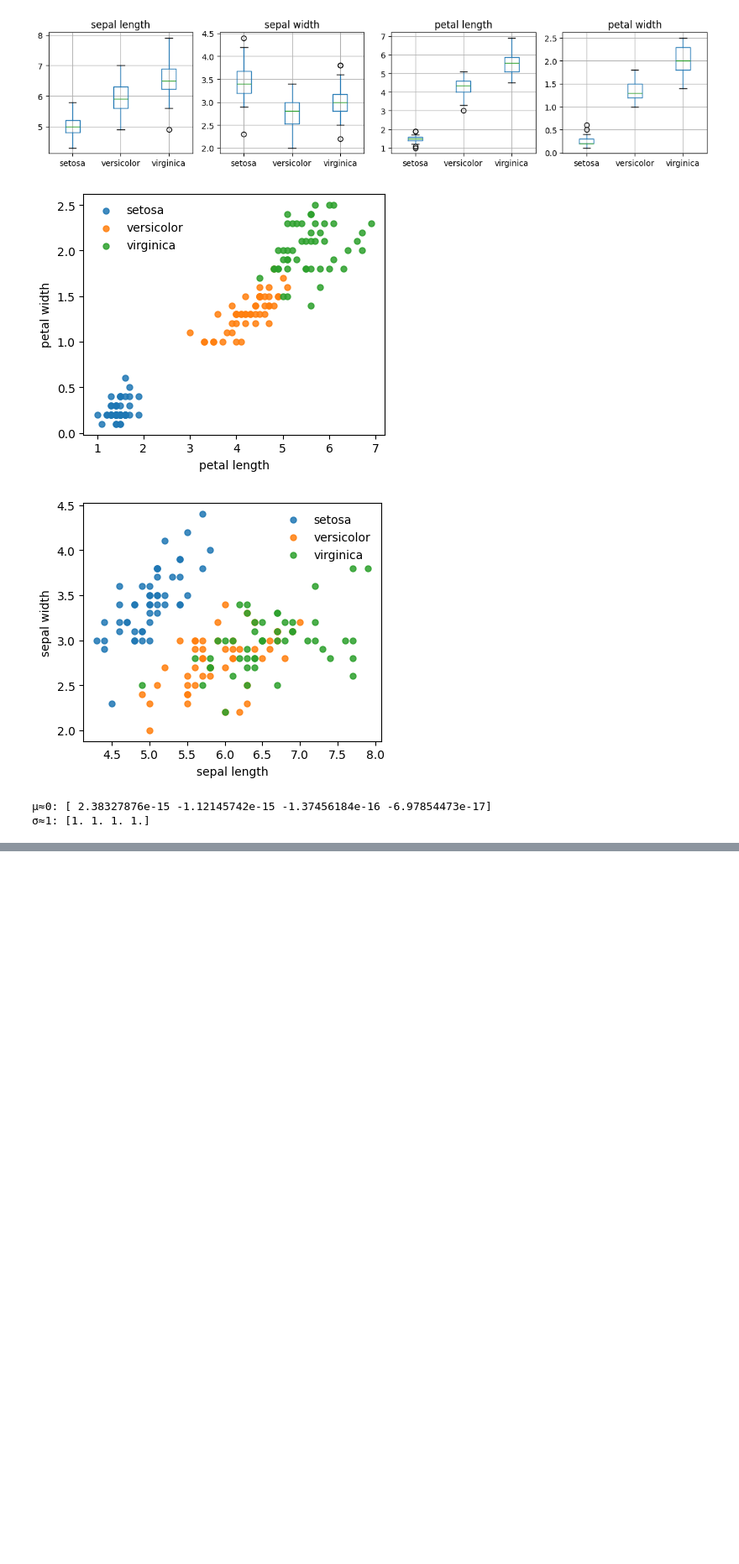
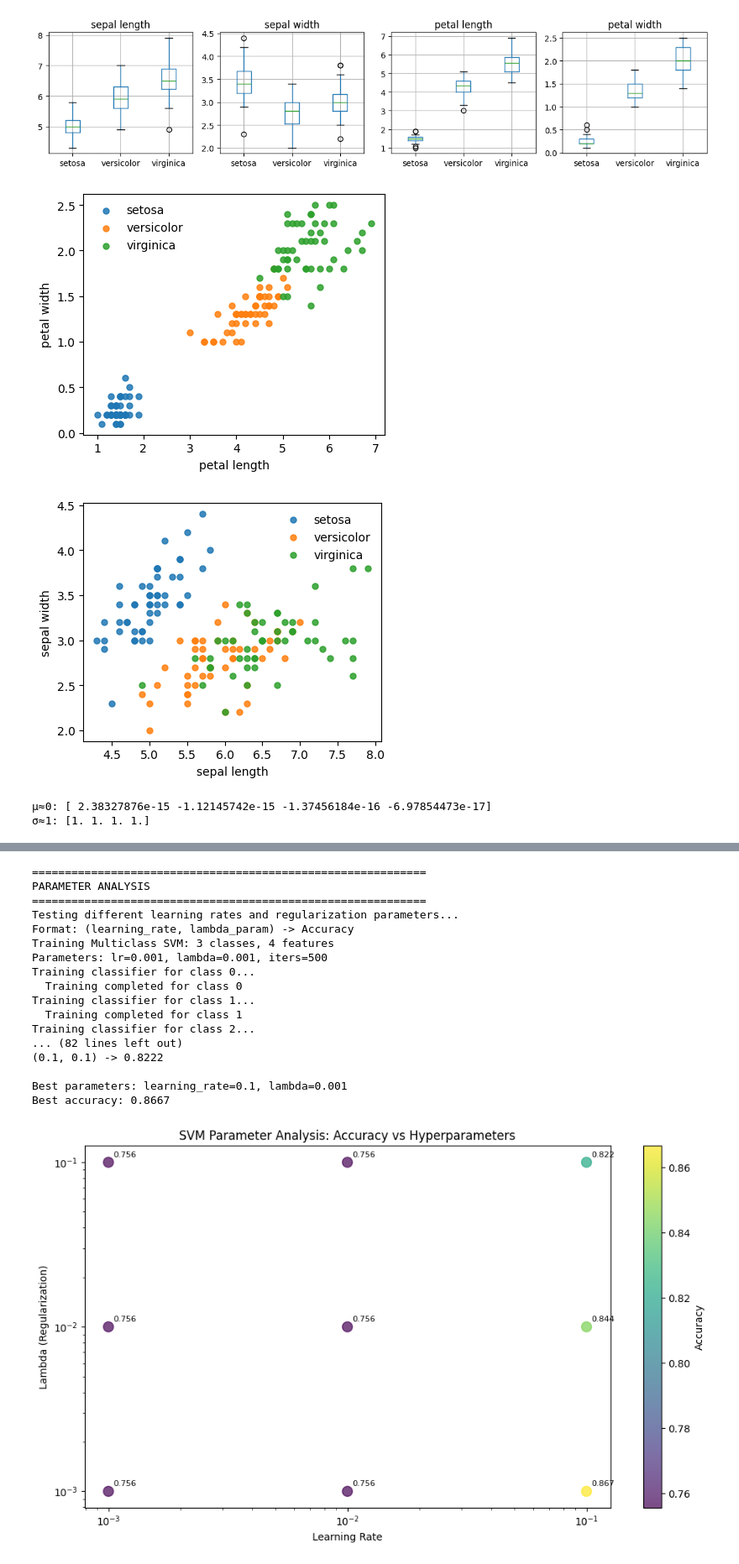
Before and after one commit to LukasKuhz/551git, a Jupyter notebook: A1.ipynb, the cells around one changed output, grey strips where cells are left out. Shown: that part at 84% size. Saved outputs shown, nothing was run; the diff lists cells and outputs as text; code cells hidden in the pictures; blank space fills up the shorter version.

Commit message:
added the MulticlassSVM model with data training and graphs (review some graphs)

```diff
--- a/A1.ipynb
+++ b/A1.ipynb
@@ -111,0 +259,78 @@ print("σ≈1:", X_train_s.std(axis=0, ddof=0))
+# %%
+# Parameter Analysis: How choice of parameters affects model performance
+print("=" * 60)
+print("PARAMETER ANALYSIS")
+print("=" * 60)
+
+# Test different learning rates
+learning_rates = [0.001, 0.01, 0.1]
+lambda_params = [0.001, 0.01, 0.1]
+
+print("Testing different learning rates and regularization parameters...")
+print("Format: (learning_rate, lambda_param) -> Accuracy")
+
+best_accuracy = 0
+best_params = None
+results = []
+
+for lr in learning_rates:
+    for lam in lambda_params:
+        # Train model with current parameters
+        svm_temp = MulticlassSVM(learning_rate=lr, lambda_param=lam, n_iters=500)
+        svm_temp.fit(X_train_s, y_train)
+
+        # Evaluate
+        y_pred_temp = svm_temp.predict(X_test_s)
+        accuracy_temp = np.mean(y_pred_temp == y_test)
+
+        results.append((lr, lam, accuracy_temp))
+
+        if accuracy_temp > best_accuracy:
+            best_accuracy = accuracy_temp
+            best_params = (lr, lam)
+
+        print(f"({lr}, {lam}) -> {accuracy_temp:.4f}")
+
+print(f"\nBest parameters: learning_rate={best_params[0]}, lambda={best_params[1]}")
+print(f"Best accuracy: {best_accuracy:.4f}")
+
+# Plot parameter analysis
+fig, ax = plt.subplots(figsize=(10, 6))
+lr_vals = [r[0] for r in results]
+lam_vals = [r[1] for r in results]
+acc_vals = [r[2] for r in results]
+
+# Create scatter plot with color indicating accuracy
+scatter = ax.scatter(lr_vals, lam_vals, c=acc_vals, cmap='viridis', s=100, alpha=0.7)
+ax.set_xlabel('Learning Rate')
+ax.set_ylabel('Lambda (Regularization)')
+ax.set_xscale('log')
+ax.set_yscale('log')
+ax.set_title('SVM Parameter Analysis: Accuracy vs Hyperparameters')
+plt.colorbar(scatter, label='Accuracy')
+
+# Add text annotations for each point
+for i, (lr, lam, acc) in enumerate(results):
+    ax.annotate(f'{acc:.3f}', (lr, lam), xytext=(5, 5), textcoords='offset points', fontsize=8)
+
+plt.tight_layout()
+plt.show()
+# %% [output]
+============================================================
+PARAMETER ANALYSIS
+============================================================
+Testing different learning rates and regularization parameters...
+Format: (learning_rate, lambda_param) -> Accuracy
+Training Multiclass SVM: 3 classes, 4 features
+Parameters: lr=0.001, lambda=0.001, iters=500
+Training classifier for class 0...
+  Training completed for class 0
+Training classifier for class 1...
+  Training completed for class 1
+Training classifier for class 2...
+... (82 lines left out)
+(0.1, 0.1) -> 0.8222
+
+Best parameters: learning_rate=0.1, lambda=0.001
+Best accuracy: 0.8667
+[figure, added]
```
Also changed, not shown: parts of 7 cells of this notebook.
